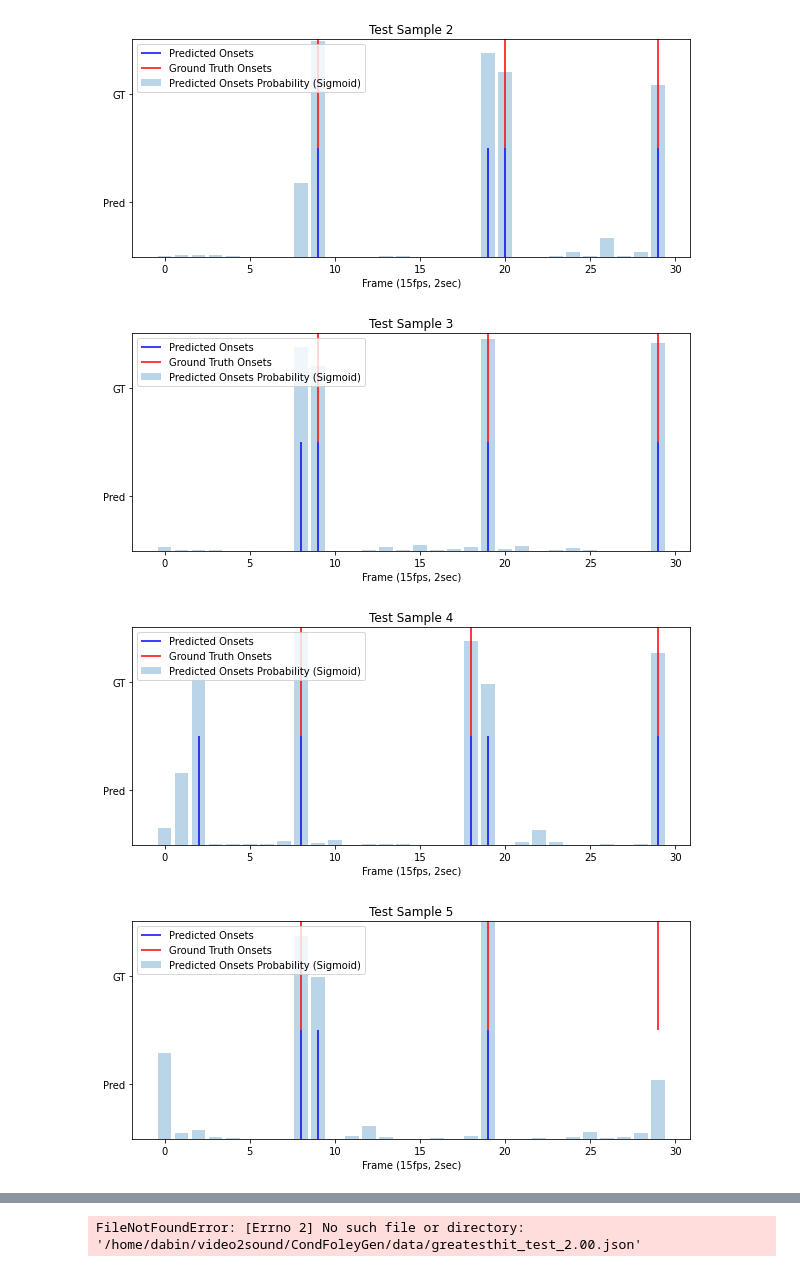
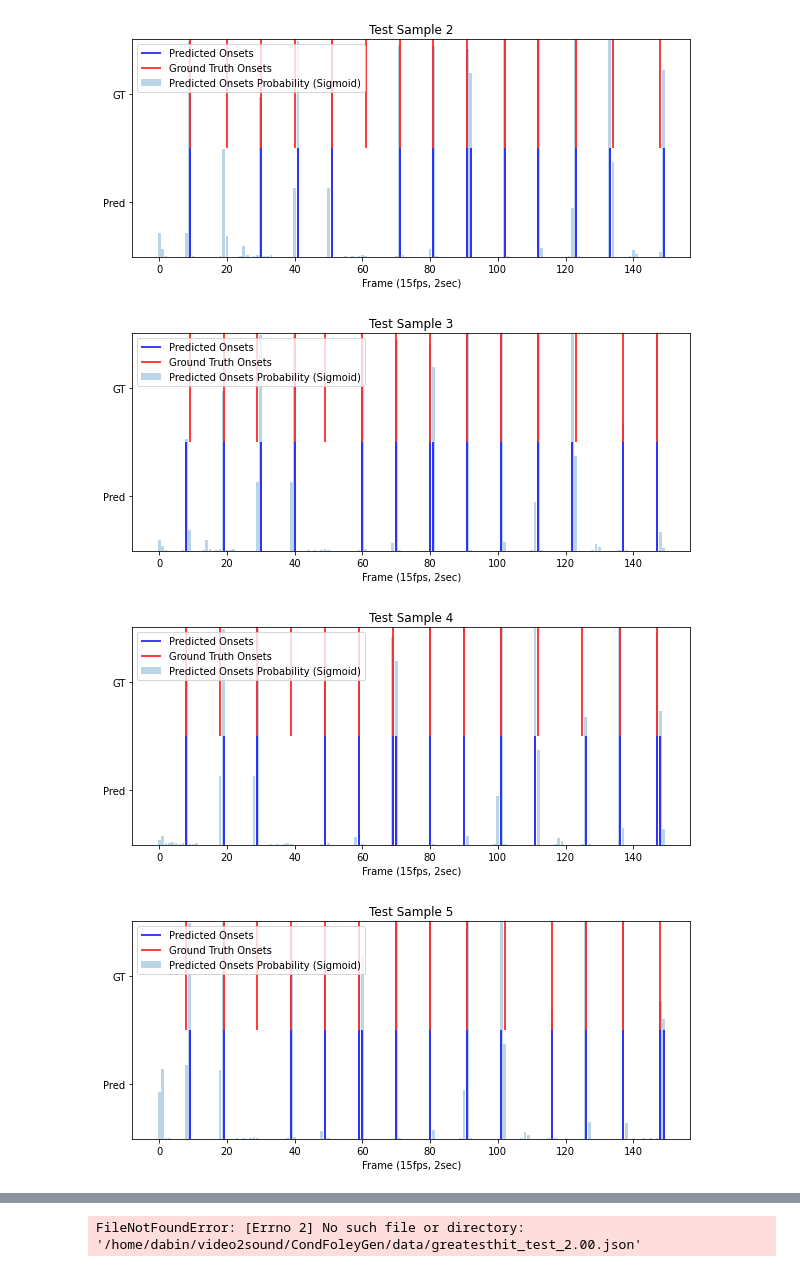
Before and after one commit to dabinkim0/CondFoleyGen-Onset-RMS-Prediction, a Jupyter notebook: specvqgan/onset_baseline/inference.ipynb, the cells around one changed output, grey strips where cells are left out. Drawn from its saved outputs; the diff is of its cells as text; code cells hidden in the pictures.

```diff
--- a/specvqgan/onset_baseline/inference.ipynb
+++ b/specvqgan/onset_baseline/inference.ipynb
@@ -22,8 +21,0 @@ from sklearn.metrics import accuracy_score, average_precision_score, precision_r
-# %%
-conf_interval = int(32 * 22050)
-sample_rate = 22050
-frame_rate = 15
-hop_length = int(sample_rate / frame_rate)
-conf_interval = librosa.samples_to_time(conf_interval, sr=sample_rate)
-conf_interval = librosa.time_to_frames(conf_interval, sr=sample_rate, hop_length=hop_length)
-conf_interval
@@ -32,6 +21,0 @@ conf_interval
-# %%
-conf_interval = 32
-sample_rate = 22050
-frame_rate = 15
-conf_interval = librosa.time_to_samples(conf_interval, sr=frame_rate)
-conf_interval
@@ -40,7 +22,7 @@ conf_interval
 # %%
 SAMPLE_RATE = 22050
 FRAME_RATE = 15
-DURATION = 2
+DURATION = 10
 
 def onset_nms(onset, confidence, window=0.1):
     # window time to frame
@@ -141,12 +123,18 @@ def eval_onsets(onset_gt, onset_pred, logits, delta=0.1, conf_interval=0.05, key
             y_pred.append(np.max(logits[o]))
 
 
-    # TN= len(frames) - len(onset_gt) - (len(onset_pred) - hit_cnt)
+    y_pred_binarized = [1 if y >= 0.5 else 0 for y in y_pred]
 
+    # ACC calculation A
+    y_pred_binarized = [1 if y >= 0.5 else 0 for y in y_pred]
+    # TP = sum([1 for i in range(len(y_gt)) if y_gt[i] == 1 and y_pred_binarized[i] == 1])
+    # TN = sum([1 for i in range(len(y_gt)) if y_gt[i] == 0 and y_pred_binarized[i] == 0])
+    # FP = sum([1 for i in range(len(y_gt)) if y_gt[i] == 0 and y_pred_binarized[i] == 1])
+    # FN = sum([1 for i in range(len(y_gt)) if y_gt[i] == 1 and y_pred_binarized[i] == 0])
+    # acc = (TP + TN) / (TP + TN + FP + FN) if (TP + TN + FP + FN) != 0 else 0
 
-    acc = accuracy_score(y_gt, [1 if y >= 0.5 else 0 for y in y_pred])
-    # acc_orig = hit_cnt / len(onset_gt) if len(onset_gt) != 0 else 0
-
+    # ACC calculation B
+    acc = accuracy_score(y_gt, y_pred_binarized)
     ap = average_precision_score(y_gt, y_pred)
     pr, rc, th = precision_recall_curve(y_gt, y_pred)
 
@@ -302,7 +261,10 @@ Avg of Recall: 0.3838740571856975
 # %%
-# Model checkpoint
-checkpoint_path = '/home/dabin/video2foley/CondFoleyGen/specvqgan/onset_baseline/checkpoints/EXP_2sec/checkpoint_ep100.pth.tar'
-# checkpoint_path = '/home/dabin/video2foley/CondFoleyGen/specvqgan/onset_baseline/checkpoints/EXP_10sec/checkpoint_ep50.pth.tar'
+# Model checkpoint 2sec / 100epochs
+# checkpoint_path = '/home/dabin/video2foley/CondFoleyGen/specvqgan/onset_baseline/checkpoints/EXP_2sec/checkpoint_ep100.pth.tar'
+# Model checkpoint 10sec / 100epochs
+checkpoint_path = '/home/dabin/video2foley/CondFoleyGen/specvqgan/onset_baseline/checkpoints/EXP_10sec/checkpoint_ep100.pth.tar'
+# Model checkpoint 2sec / 100epochs, weight decay & batch size adjusted
+# checkpoint_path = '/home/dabin/video2foley/CondFoleyGen/specvqgan/onset_baseline/checkpoints/EXP_2sec/checkpoint_ep100.pth.tar'
 
 args = init_args()
 device = torch.device("cuda" if torch.cuda.is_available() else "cpu")
@@ -377,4 +339,4 @@ Greatesthit Dataloader: # sample of test: 4041
-[figure, old version]
+[figure, new version]
-[figure, old version]
+[figure, new version]
-[figure, old version]
+[figure, new version]
-[figure, old version]
+[figure, new version]
```
Also changed, not shown: parts of 5 cells of this notebook, 2 other files.
